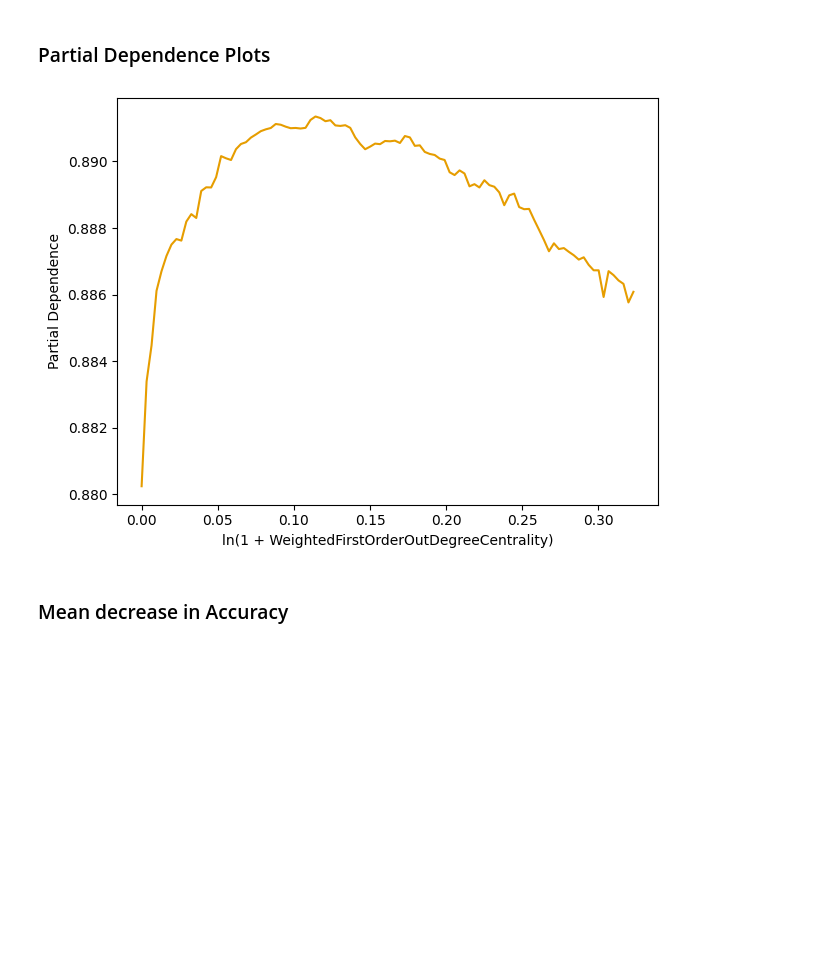
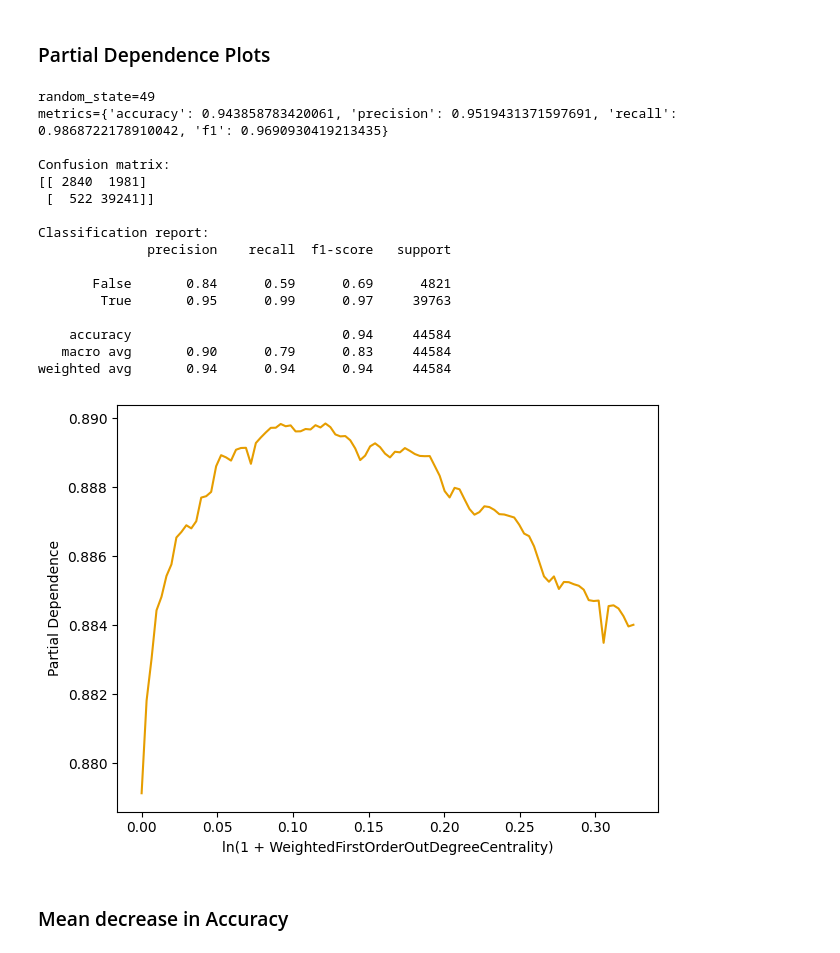
Before and after one commit to wmeijer221/msc_thesis, a Jupyter notebook: python_proj/modelling/notebooks/random_forest/dependency_model.ipynb, the cells around one changed output. Cells and saved outputs as stored; diff of their text form; code cells hidden in the pictures; blank space fills up the shorter version.

```diff
--- a/python_proj/modelling/notebooks/random_forest/dependency_model.ipynb
+++ b/python_proj/modelling/notebooks/random_forest/dependency_model.ipynb
@@ -303,18 +295,42 @@ def create_partial_dependence_plots(
         output_path = f"{figure_base_path}/partial-dependence/{model_name}/{label}.png"
         safe_save_fig(output_path)
 # %%
+from sklearn.model_selection import train_test_split
+
+train, test = train_test_split(df, test_size=0.2)
+train_predictors = train[independent_fields]
+train_dependent = train[pr_merged_key]
+test_predictors = test[independent_fields]
+test_dependent = test[pr_merged_key]
+
 full_rf_model, _ = create_model(
     train_predictors, train_dependent,
     test_predictors, test_dependent
 )
 
 create_partial_dependence_plots(
     full_rf_model,
     test_predictors,
     model_name="full_model"
 )
 # %% [output]
+random_state=49
+metrics={'accuracy': 0.943858783420061, 'precision': 0.9519431371597691, 'recall': 0.9868722178910042, 'f1': 0.9690930419213435}
+
+Confusion matrix:
+[[ 2840  1981]
+ [  522 39241]]
+
+Classification report:
+              precision    recall  f1-score   support
+
+       False       0.84      0.59      0.69      4821
+        True       0.95      0.99      0.97     39763
+
+    accuracy                           0.94     44584
+   macro avg       0.90      0.79      0.83     44584
+weighted avg       0.94      0.94      0.94     44584
-[figure, old version]
+[figure, new version]
 # %% [markdown]
 ### Mean decrease in Accuracy
 # %%
```
Also changed, not shown: parts of 8 cells of this notebook.
